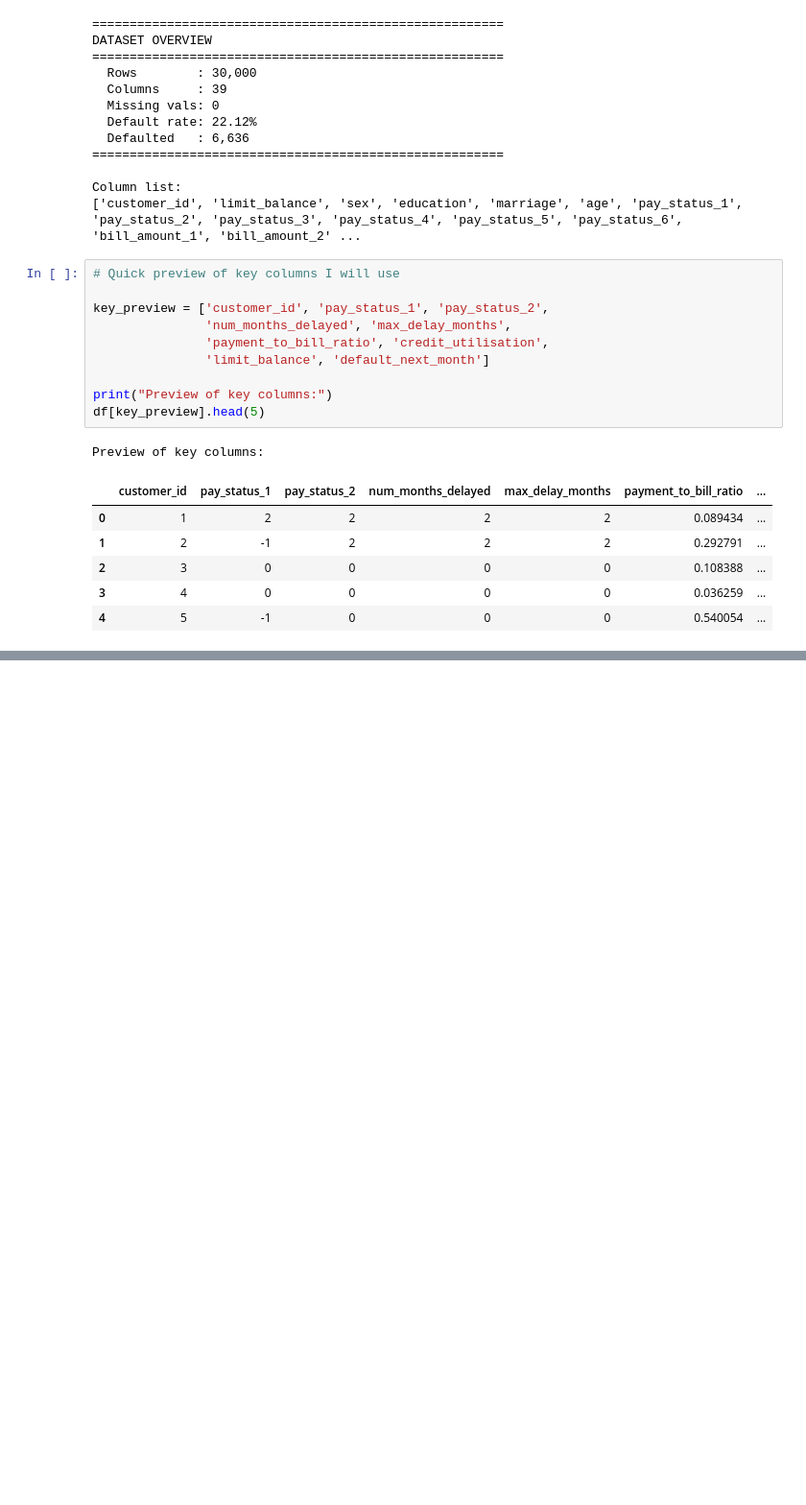
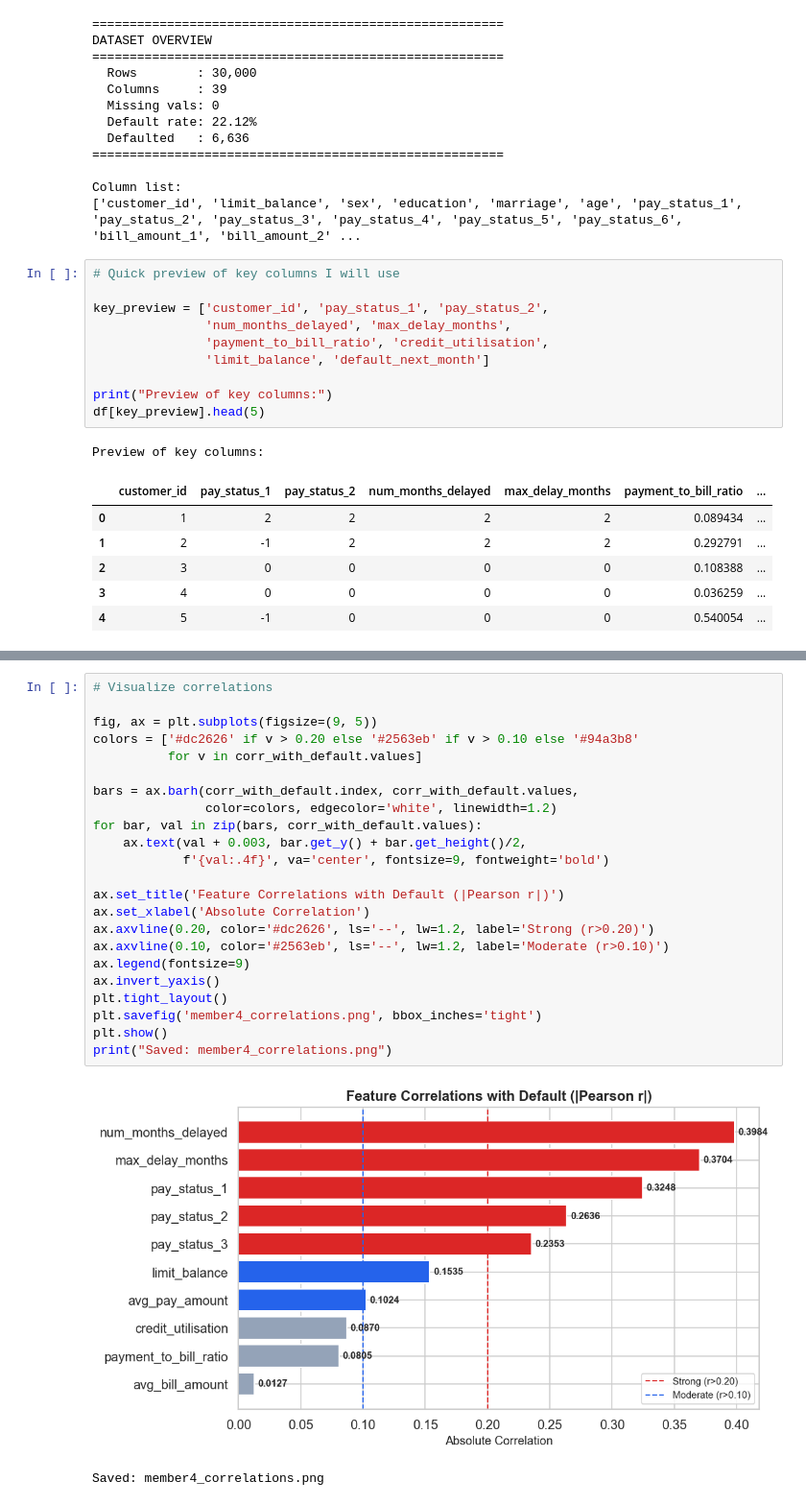
Before and after one commit to Dewmi2004/NovaX--Group-project-of-Python-for-DS-AI, a Jupyter notebook: NovaX.ipynb, the cells around one changed output, grey strips where cells are left out. Shown at 96% size. Cells and saved outputs as stored; diff of their text form; blank space fills up the shorter version.

```diff
--- a/NovaX.ipynb
+++ b/NovaX.ipynb
@@ -1335,0 +1386,26 @@ Preview of key columns:
+# %%
+# Visualize correlations
+
+fig, ax = plt.subplots(figsize=(9, 5))
+colors = ['#dc2626' if v > 0.20 else '#2563eb' if v > 0.10 else '#94a3b8'
+          for v in corr_with_default.values]
+
+bars = ax.barh(corr_with_default.index, corr_with_default.values,
+               color=colors, edgecolor='white', linewidth=1.2)
+for bar, val in zip(bars, corr_with_default.values):
+    ax.text(val + 0.003, bar.get_y() + bar.get_height()/2,
+            f'{val:.4f}', va='center', fontsize=9, fontweight='bold')
+
+ax.set_title('Feature Correlations with Default (|Pearson r|)')
+ax.set_xlabel('Absolute Correlation')
+ax.axvline(0.20, color='#dc2626', ls='--', lw=1.2, label='Strong (r>0.20)')
+ax.axvline(0.10, color='#2563eb', ls='--', lw=1.2, label='Moderate (r>0.10)')
+ax.legend(fontsize=9)
+ax.invert_yaxis()
+plt.tight_layout()
+plt.savefig('member4_correlations.png', bbox_inches='tight')
+plt.show()
+print("Saved: member4_correlations.png")
+# %% [output]
+[figure, added]
+Saved: member4_correlations.png
```
Also changed, not shown: parts of 2 cells of this notebook.
